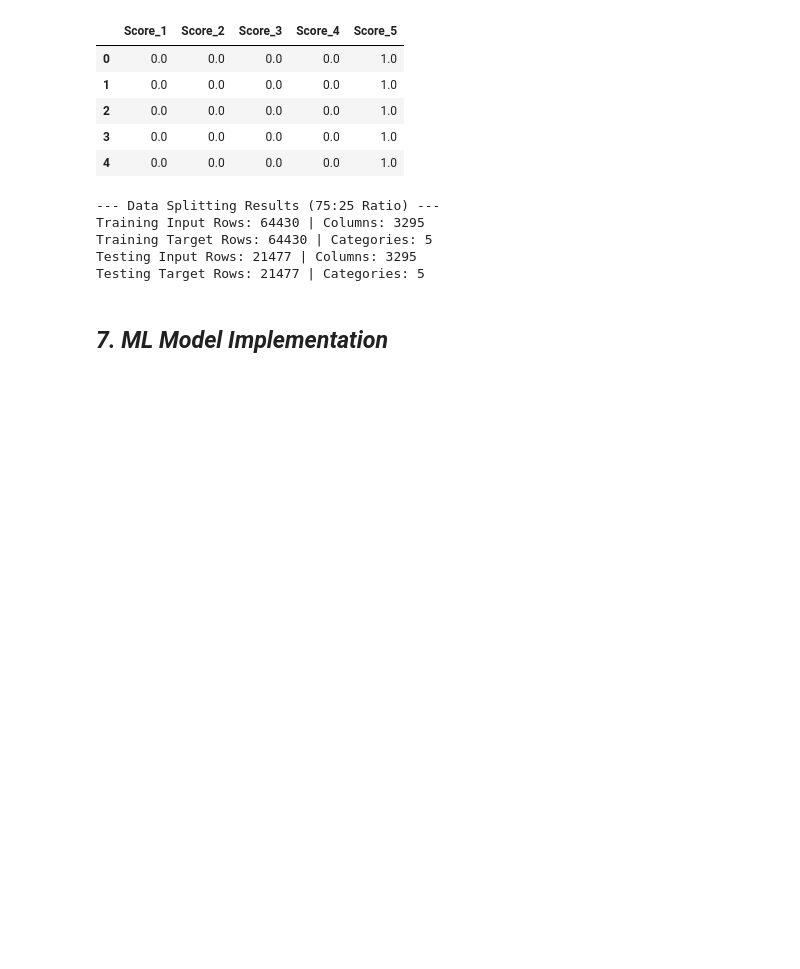
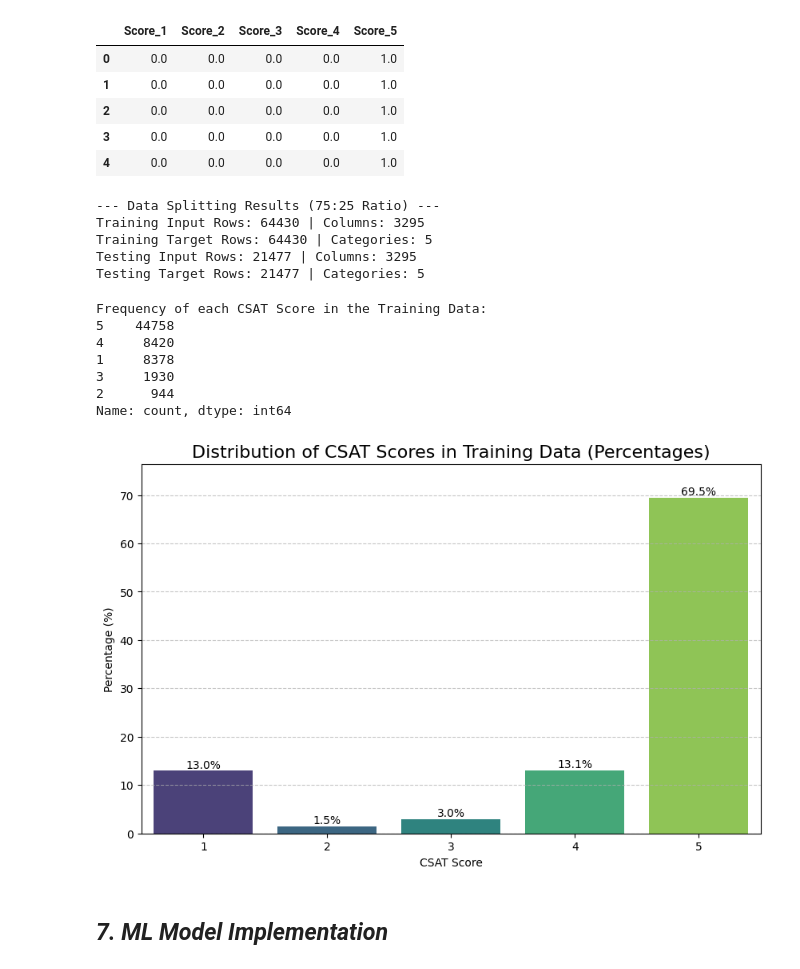
Before and after one commit to amol004/E-Commerce-Customer-Satisfaction-Score-Prediction-Deep-Learning, a Jupyter notebook: E_Commerce_Customer_Satisfaction_Score_Prediction.ipynb, the cells around one changed output. Cells and saved outputs as stored; diff of their text form; code cells hidden in the pictures; blank space fills up the shorter version.

```diff
--- a/E_Commerce_Customer_Satisfaction_Score_Prediction.ipynb
+++ b/E_Commerce_Customer_Satisfaction_Score_Prediction.ipynb
@@ -1253,6 +1253,75 @@ Training Input Rows: 64430 | Columns: 3295
 Training Target Rows: 64430 | Categories: 5
 Testing Input Rows: 21477 | Columns: 3295
 Testing Target Rows: 21477 | Categories: 5
+# %%
+# Target Column Value Counts
+
+# Step 1: Decode the one-hot encoded training target scores back to their original CSAT values.
+# For each row in 'train_targets', we find the column that has a '1' (which indicates the active score).
+# For example, if a row is [0,0,0,0,1], 'idxmax(axis=1)' will return 'Score_5'.
+# Then, we split this string by '_' and take the last part (e.g., '5') to get the actual CSAT score.
+# Finally, we convert these extracted score strings into integers.
+train_csat_scores_decoded = train_targets.idxmax(axis=1).str.split('_').str[-1].astype(int)
+
+# Step 2: Calculate and print the frequency (count) of each unique CSAT score in the training dataset.
+# This output shows us how many times each satisfaction score (from 1 to 5) appears in the training data.
+print("Frequency of each CSAT Score in the Training Data:")
+print(train_csat_scores_decoded.value_counts())
+print(" ") # Print an empty line for better visual separation
+
+# Step 3: Visualize the distribution of these CSAT Scores using a bar chart with percentages.
+# A bar chart is excellent for comparing the magnitudes of different categories, and percentages
+# make it easy to understand the proportion of each score.
+
+# First, calculate the value counts and then their percentages.
+# We sort the index (CSAT scores) to ensure the bar chart is in logical order (1, 2, 3, 4, 5).
+csat_counts = train_csat_scores_decoded.value_counts().sort_index()
+csat_percentages = csat_counts / csat_counts.sum() * 100
+
+# Create a DataFrame for easier plotting with Seaborn.
+csat_distribution_df = pd.DataFrame({
+    'CSAT Score': csat_percentages.index,
+    'Percentage': csat_percentages.values
+})
+
+# Create a new figure for the plot with a specified size for clarity.
+plt.figure(figsize=(10, 6))
+
+# Generate the bar chart using Seaborn.
+# 'x' will be the CSAT Score, and 'y' will be the calculated percentage.
+# 'palette' sets the color scheme for the bars.
+sns.barplot(x='CSAT Score', y='Percentage', data=csat_distribution_df, palette='viridis')
+
+# Add a descriptive title to the bar chart.
+plt.title('Distribution of CSAT Scores in Training Data (Percentages)', fontsize=16)
+
+# Label the x-axis for clarity.
+plt.xlabel('CSAT Score')
+
+# Label the y-axis, indicating it represents percentages.
+plt.ylabel('Percentage (%)')
+
+# Add a grid to make it easier to read values.
+plt.grid(axis='y', linestyle='--', alpha=0.7)
+
+# Add percentage labels on top of each bar for precise values.
+for index, row in csat_distribution_df.iterrows():
+    plt.text(row.name, row.Percentage + 0.5, f'{row.Percentage:.1f}%', color='black', ha="center")
+
+# Ensure the y-axis starts at 0 and extends slightly beyond the max percentage.
+plt.ylim(0, csat_distribution_df['Percentage'].max() * 1.1)
+
+# Display the generated plot.
+plt.show()
+# %% [output]
+Frequency of each CSAT Score in the Training Data:
+5    44758
+4     8420
+1     8378
+3     1930
+2      944
+Name: count, dtype: int64
+[figure, added]
 # %% [markdown]
 ## ***7. ML Model Implementation***
 # %% [markdown]
```
Also changed, not shown: parts of 5 cells of this notebook.
